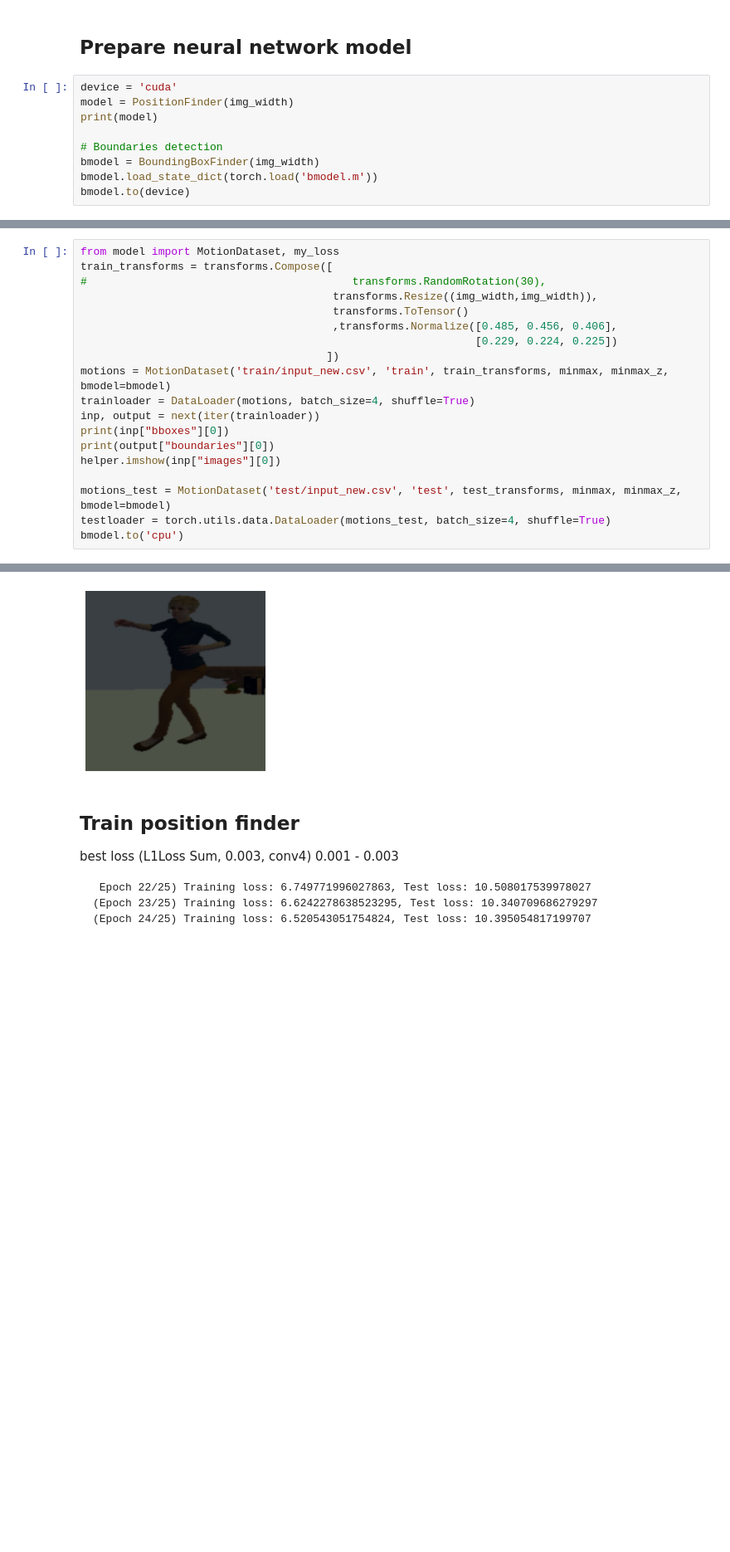
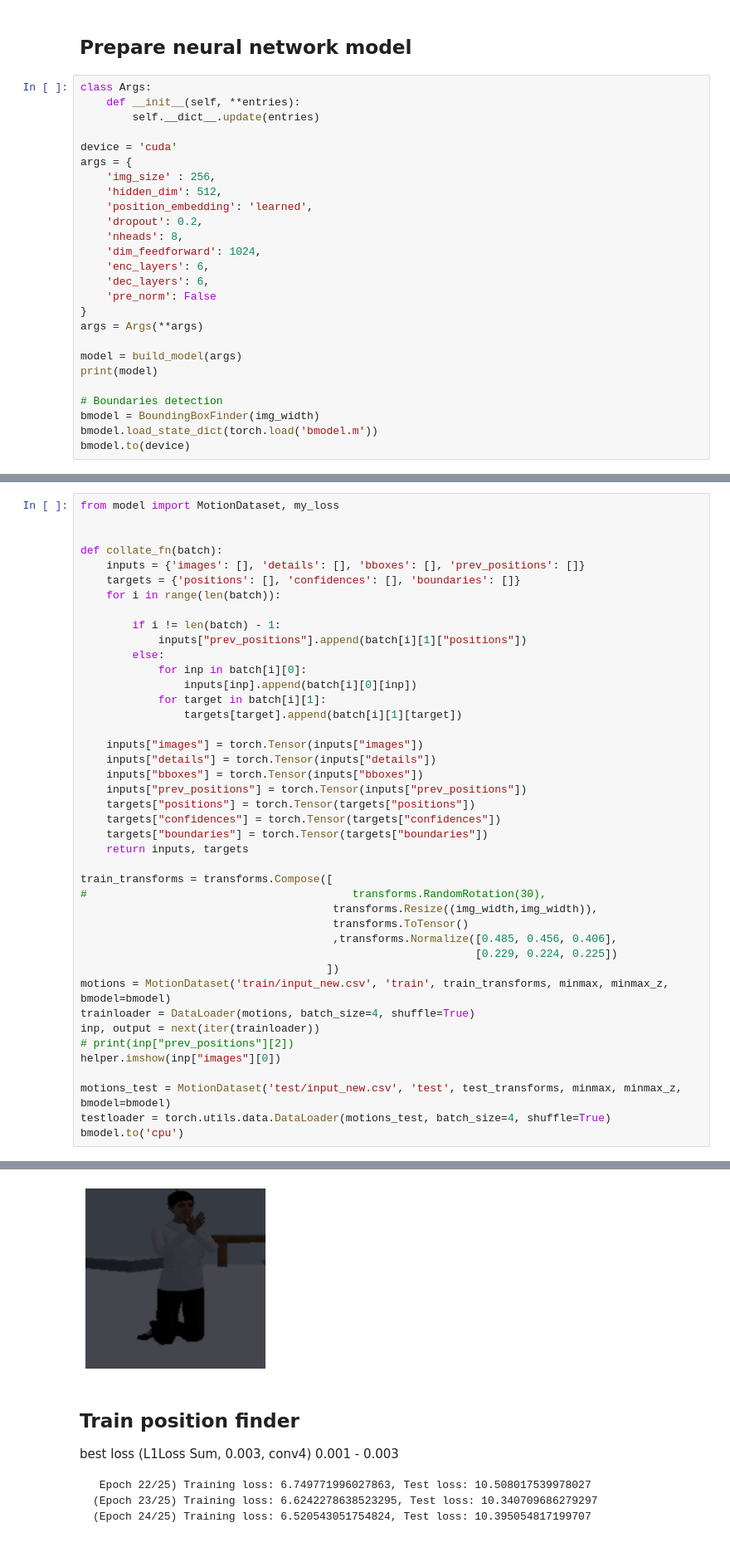
Before and after one commit to spykecb/motion-tracker, a Jupyter notebook: Motion Tracker.ipynb, the cells around one changed output, grey strips where cells are left out. Shown at 83% size. Cells and saved outputs as stored; diff of their text form; blank space fills up the shorter version.

```diff
--- a/Motion Tracker.ipynb
+++ b/Motion Tracker.ipynb
@@ -56,8 +49,25 @@ test_transforms = transforms.Compose([
 # %% [markdown]
 ## Prepare neural network model
 # %%
+class Args:
+    def __init__(self, **entries):
+        self.__dict__.update(entries)
+
 device = 'cuda'
-model = PositionFinder(img_width)
+args = {
+    'img_size' : 256,
+    'hidden_dim': 512,
+    'position_embedding': 'learned',
+    'dropout': 0.2,
+    'nheads': 8,
+    'dim_feedforward': 1024,
+    'enc_layers': 6,
+    'dec_layers': 6,
+    'pre_norm': False
+}
+args = Args(**args)
+
+model = build_model(args)
 print(model)
 
 # Boundaries detection
@@ -101,6 +111,30 @@ BoundingBoxFinder(
 )
 # %%
 from model import MotionDataset, my_loss
+
+
+def collate_fn(batch):
+    inputs = {'images': [], 'details': [], 'bboxes': [], 'prev_positions': []}
+    targets = {'positions': [], 'confidences': [], 'boundaries': []}
+    for i in range(len(batch)):
+
+        if i != len(batch) - 1:
+            inputs["prev_positions"].append(batch[i][1]["positions"])
+        else:
+            for inp in batch[i][0]:
+                inputs[inp].append(batch[i][0][inp])
+            for target in batch[i][1]:
+                targets[target].append(batch[i][1][target])
+
+    inputs["images"] = torch.Tensor(inputs["images"])
+    inputs["details"] = torch.Tensor(inputs["details"])
+    inputs["bboxes"] = torch.Tensor(inputs["bboxes"])
+    inputs["prev_positions"] = torch.Tensor(inputs["prev_positions"])
+    targets["positions"] = torch.Tensor(targets["positions"])
+    targets["confidences"] = torch.Tensor(targets["confidences"])
+    targets["boundaries"] = torch.Tensor(targets["boundaries"])
+    return inputs, targets
+
 train_transforms = transforms.Compose([
 #                                         transforms.RandomRotation(30),
                                        transforms.Resize((img_width,img_width)),
@@ -111,8 +145,7 @@ train_transforms = transforms.Compose([
 motions = MotionDataset('train/input_new.csv', 'train', train_transforms, minmax, minmax_z, bmodel=bmodel)
 trainloader = DataLoader(motions, batch_size=4, shuffle=True)
 inp, output = next(iter(trainloader))
-print(inp["bboxes"][0])
-print(output["boundaries"][0])
+# print(inp["prev_positions"][2])
 helper.imshow(inp["images"][0])
 
 motions_test = MotionDataset('test/input_new.csv', 'test', test_transforms, minmax, minmax_z, bmodel=bmodel)
@@ -141,4 +172,4 @@ BoundingBoxFinder(
-[figure, old version]
+[figure, new version]
 # %% [markdown]
 ## Train position finder
 
```
Also changed, not shown: parts of 8 cells of this notebook, 5 other files.
